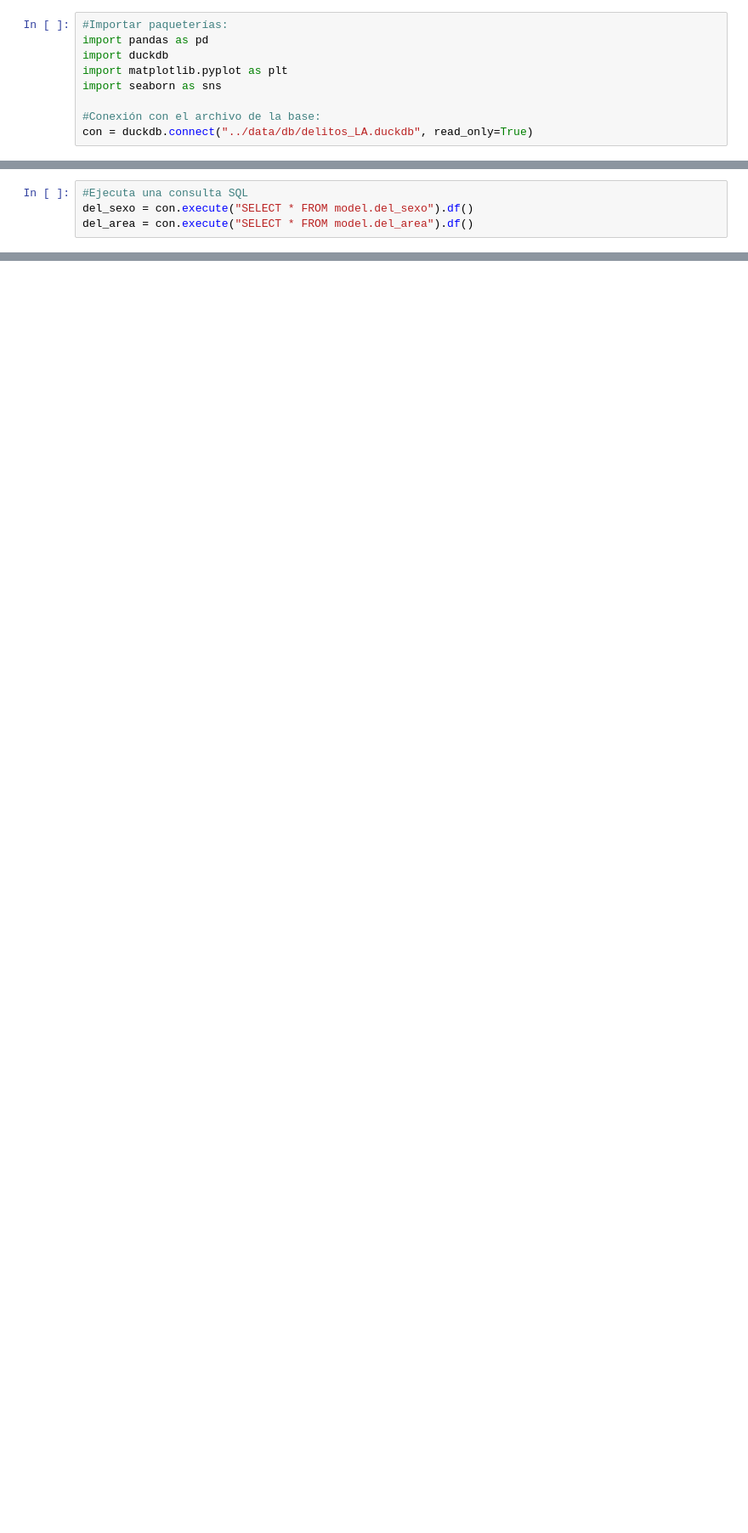
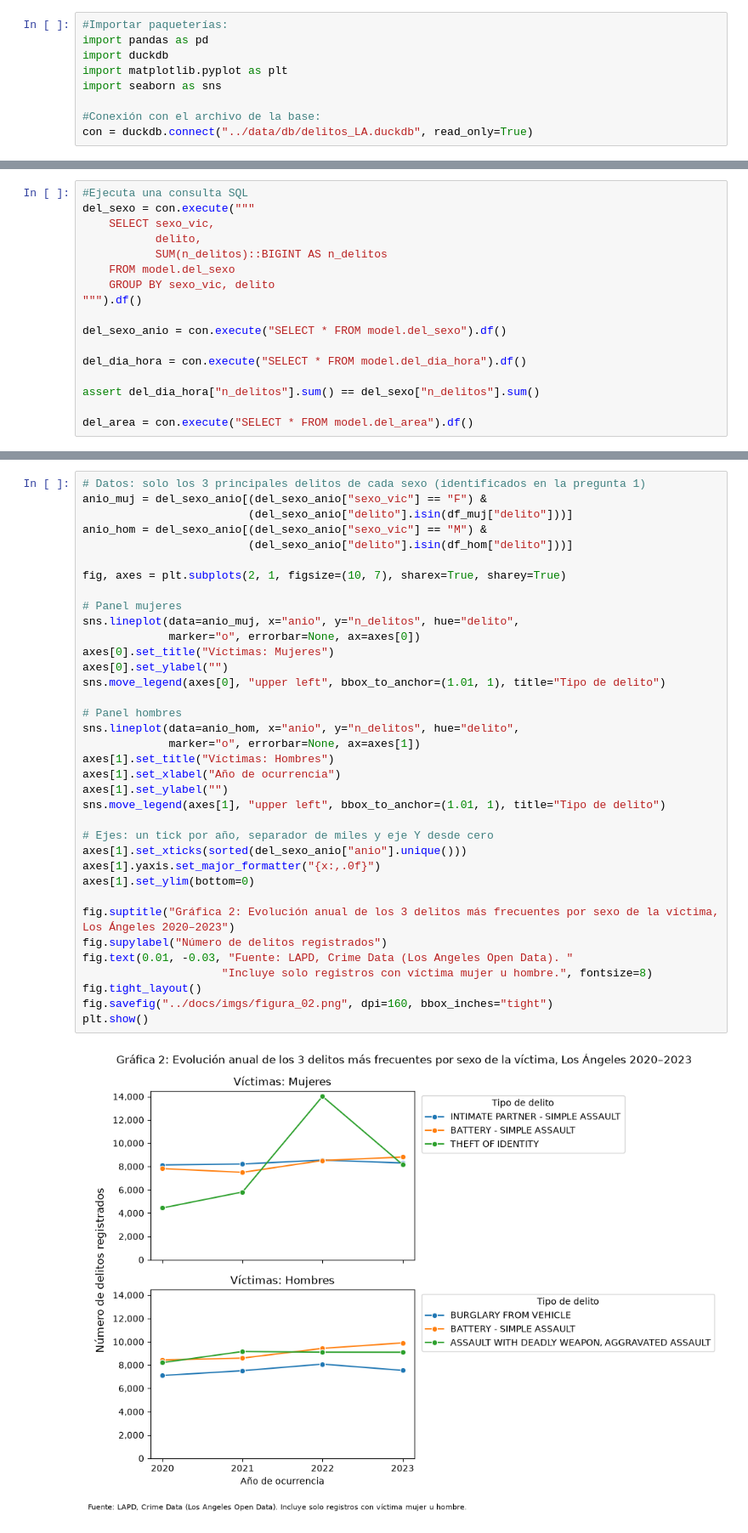
Before and after one commit to dulcetorres220799/progra-gatos, a Jupyter notebook: notebooks/nb02_preguntas_visualizaciones.ipynb, the cells around one changed output, grey strips where cells are left out. Shown at 85% size. Saved outputs shown, nothing was run; the diff lists cells and outputs as text; blank space fills up the shorter version.

```diff
--- a/notebooks/nb02_preguntas_visualizaciones.ipynb
+++ b/notebooks/nb02_preguntas_visualizaciones.ipynb
@@ -17,5 +53,18 @@ con = duckdb.connect("../data/db/delitos_LA.duckdb", read_only=True)
 # %%
 #Ejecuta una consulta SQL
-del_sexo = con.execute("SELECT * FROM model.del_sexo").df()
+del_sexo = con.execute("""
+    SELECT sexo_vic,
+           delito,
+           SUM(n_delitos)::BIGINT AS n_delitos
+    FROM model.del_sexo
+    GROUP BY sexo_vic, delito
+""").df()
+
+del_sexo_anio = con.execute("SELECT * FROM model.del_sexo").df()
+
+del_dia_hora = con.execute("SELECT * FROM model.del_dia_hora").df()
+
+assert del_dia_hora["n_delitos"].sum() == del_sexo["n_delitos"].sum()
+
 del_area = con.execute("SELECT * FROM model.del_area").df()
 # %%
@@ -76,0 +144,38 @@ No obstante, una limitación de estos datos es que, por sí solos, no permiten c
+# %%
+# Datos: solo los 3 principales delitos de cada sexo (identificados en la pregunta 1)
+anio_muj = del_sexo_anio[(del_sexo_anio["sexo_vic"] == "F") &
+                         (del_sexo_anio["delito"].isin(df_muj["delito"]))]
+anio_hom = del_sexo_anio[(del_sexo_anio["sexo_vic"] == "M") &
+                         (del_sexo_anio["delito"].isin(df_hom["delito"]))]
+
+fig, axes = plt.subplots(2, 1, figsize=(10, 7), sharex=True, sharey=True)
+
+# Panel mujeres
+sns.lineplot(data=anio_muj, x="anio", y="n_delitos", hue="delito",
+             marker="o", errorbar=None, ax=axes[0])
+axes[0].set_title("Víctimas: Mujeres")
+axes[0].set_ylabel("")
+sns.move_legend(axes[0], "upper left", bbox_to_anchor=(1.01, 1), title="Tipo de delito")
+
+# Panel hombres
+sns.lineplot(data=anio_hom, x="anio", y="n_delitos", hue="delito",
+             marker="o", errorbar=None, ax=axes[1])
+axes[1].set_title("Víctimas: Hombres")
+axes[1].set_xlabel("Año de ocurrencia")
+axes[1].set_ylabel("")
+sns.move_legend(axes[1], "upper left", bbox_to_anchor=(1.01, 1), title="Tipo de delito")
+
+# Ejes: un tick por año, separador de miles y eje Y desde cero
+axes[1].set_xticks(sorted(del_sexo_anio["anio"].unique()))
+axes[1].yaxis.set_major_formatter("{x:,.0f}")
+axes[1].set_ylim(bottom=0)
+
+fig.suptitle("Gráfica 2: Evolución anual de los 3 delitos más frecuentes por sexo de la víctima, Los Ángeles 2020–2023")
+fig.supylabel("Número de delitos registrados")
+fig.text(0.01, -0.03, "Fuente: LAPD, Crime Data (Los Angeles Open Data). "
+                     "Incluye solo registros con víctima mujer u hombre.", fontsize=8)
+fig.tight_layout()
+fig.savefig("../docs/imgs/figura_02.png", dpi=160, bbox_inches="tight")
+plt.show()
+# %% [output]
+[figure, added]
```
Also changed, not shown: parts of 23 cells of this notebook, 7 other files.
